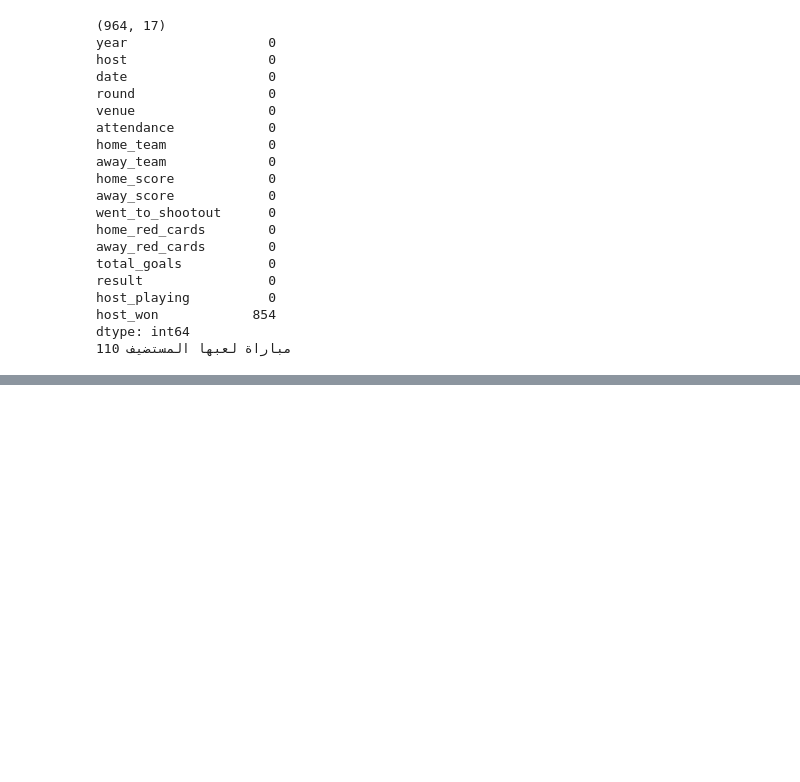
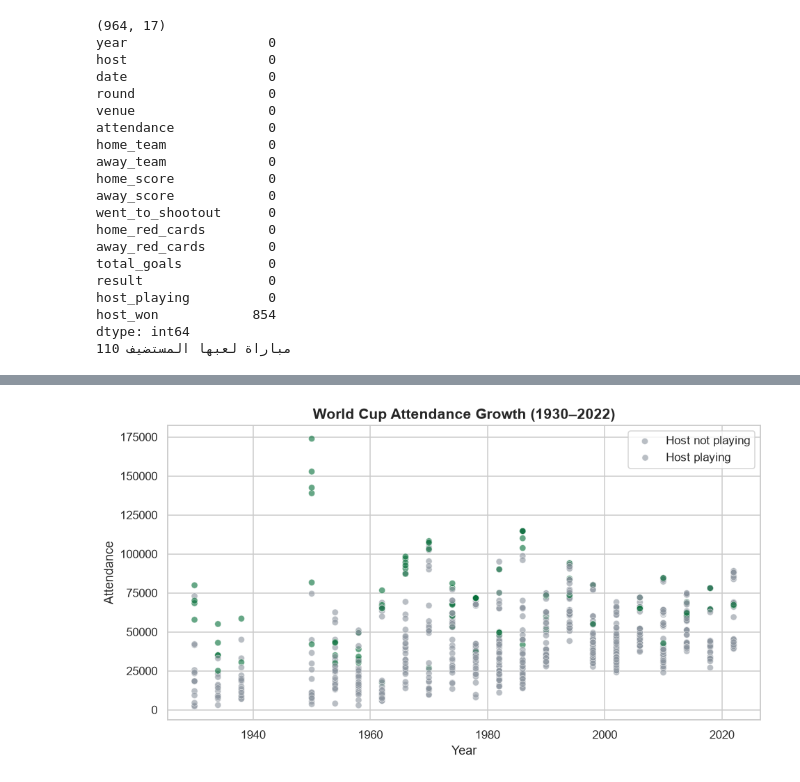
Before and after one commit to Mhd366/worldcup-host-advantage, a Jupyter notebook: notebooks/analysis.ipynb, the cells around one changed output, grey strips where cells are left out. Saved outputs shown, nothing was run; the diff lists cells and outputs as text; code cells hidden in the pictures; blank space fills up the shorter version.

```diff
--- a/notebooks/analysis.ipynb
+++ b/notebooks/analysis.ipynb
@@ -173,0 +222,11 @@ df.to_csv('../data/clean/clean_data.csv', index=False)
+# %%
+# --- Viz 4: Attendance over time (Scatter) ---
+fig, ax = plt.subplots()
+sns.scatterplot(data=df, x='year', y='attendance', hue='host_playing',
+                palette=[COLORS['gray'], COLORS['green']], alpha=0.6, ax=ax)
+ax.set_title('World Cup Attendance Growth (1930–2022)')
+ax.set_xlabel('Year'); ax.set_ylabel('Attendance')
+ax.legend(labels=['Host not playing', 'Host playing'])
+plt.savefig('../assets/viz4_attendance_scatter.png', bbox_inches='tight'); plt.show()
+# %% [output]
+[figure, added]
```
Also changed, not shown: parts of 11 cells of this notebook, 6 other files.
